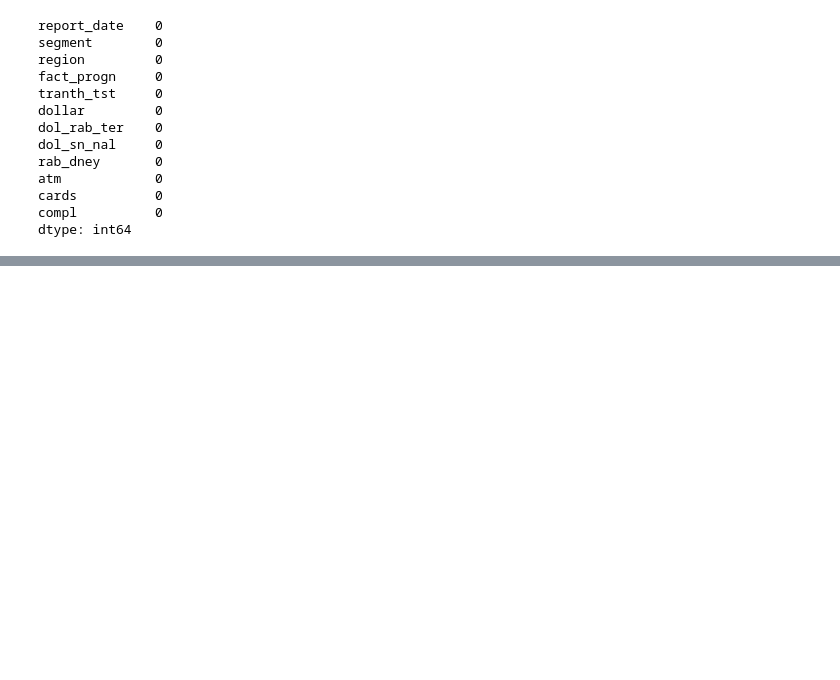
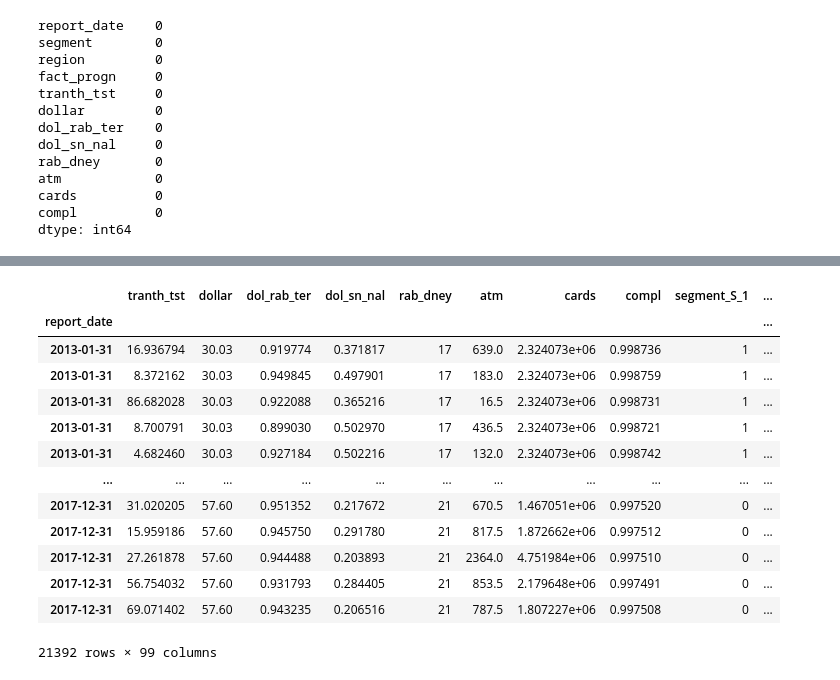
Before and after one commit to ValeriaErmolina/Acquiring_drivers, a Jupyter notebook: Acquiring drivers.ipynb, the cells around one changed output, grey strips where cells are left out. Saved outputs shown, nothing was run; the diff lists cells and outputs as text; code cells hidden in the pictures; blank space fills up the shorter version.

```diff
--- a/Acquiring drivers.ipynb
+++ b/Acquiring drivers.ipynb
@@ -166,0 +176,2 @@ dtype: int64
+# %%
+df_new = df_new.set_index('report_date')
@@ -166,0 +199,19 @@ dtype: int64
+# %%
+df_new_transformed = pd.get_dummies(df_new, columns=['segment', 'region', 'fact_progn'])
+# %%
+df_new_transformed
+# %% [output]
+|  | tranth_tst | dollar | dol_rab_ter | dol_sn_nal | rab_dney | atm | cards | compl | segment_S_1 | ... |
+| report_date |  |  |  |  |  |  |  |  |  | ... |
+| 2013-01-31 | 16.936794 | 30.03 | 0.919774 | 0.371817 | 17 | 639.0 | 2.324073e+06 | 0.998736 | 1 | ... |
+| 2013-01-31 | 8.372162 | 30.03 | 0.949845 | 0.497901 | 17 | 183.0 | 2.324073e+06 | 0.998759 | 1 | ... |
+| 2013-01-31 | 86.682028 | 30.03 | 0.922088 | 0.365216 | 17 | 16.5 | 2.324073e+06 | 0.998731 | 1 | ... |
+| 2013-01-31 | 8.700791 | 30.03 | 0.899030 | 0.502970 | 17 | 436.5 | 2.324073e+06 | 0.998721 | 1 | ... |
+| 2013-01-31 | 4.682460 | 30.03 | 0.927184 | 0.502216 | 17 | 132.0 | 2.324073e+06 | 0.998742 | 1 | ... |
+| ... | ... | ... | ... | ... | ... | ... | ... | ... | ... | ... |
+| 2017-12-31 | 31.020205 | 57.60 | 0.951352 | 0.217672 | 21 | 670.5 | 1.467051e+06 | 0.997520 | 0 | ... |
+| 2017-12-31 | 15.959186 | 57.60 | 0.945750 | 0.291780 | 21 | 817.5 | 1.872662e+06 | 0.997512 | 0 | ... |
+| 2017-12-31 | 27.261878 | 57.60 | 0.944488 | 0.203893 | 21 | 2364.0 | 4.751984e+06 | 0.997510 | 0 | ... |
+| 2017-12-31 | 56.754032 | 57.60 | 0.931793 | 0.284405 | 21 | 853.5 | 2.179648e+06 | 0.997491 | 0 | ... |
+| 2017-12-31 | 69.071402 | 57.60 | 0.943235 | 0.206516 | 21 | 787.5 | 1.807227e+06 | 0.997508 | 0 | ... |
+21392 rows × 99 columns
```
Also changed, not shown: parts of 19 cells of this notebook.
